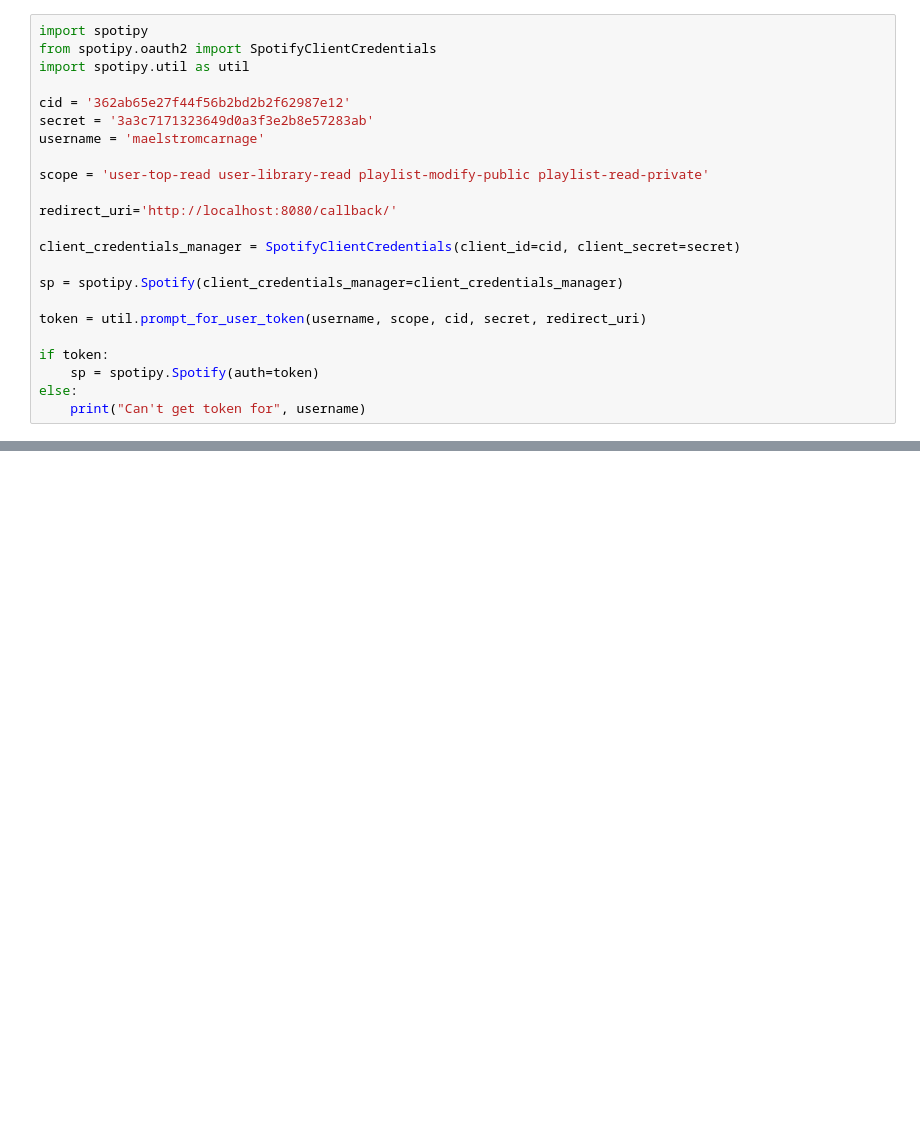
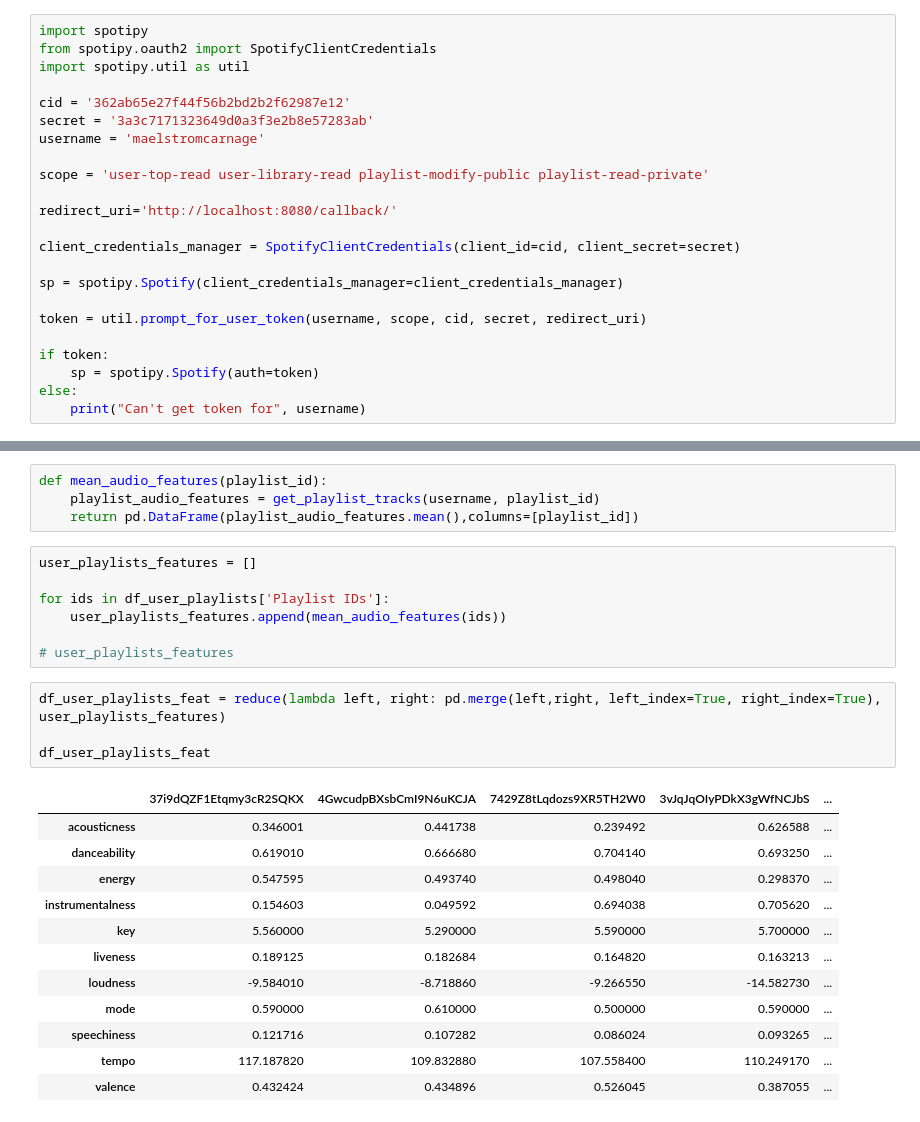
Before and after one commit to kevinkfkan/SpotifyPlaylistGenerator, a Jupyter notebook: SpotifyPlaylistGenerator.ipynb, the cells around one changed output, grey strips where cells are left out. Drawn from its saved outputs; the diff is of its cells as text; blank space fills up the shorter version.

```diff
--- a/SpotifyPlaylistGenerator.ipynb
+++ b/SpotifyPlaylistGenerator.ipynb
@@ -86,0 +179,28 @@ df_topfifty_features.head()
+# %%
+def mean_audio_features(playlist_id):
+    playlist_audio_features = get_playlist_tracks(username, playlist_id)
+    return pd.DataFrame(playlist_audio_features.mean(),columns=[playlist_id])
+# %%
+user_playlists_features = []
+
+for ids in df_user_playlists['Playlist IDs']:
+    user_playlists_features.append(mean_audio_features(ids))
+
+# user_playlists_features
+# %%
+df_user_playlists_feat = reduce(lambda left, right: pd.merge(left,right, left_index=True, right_index=True), user_playlists_features)
+
+df_user_playlists_feat
+# %% [output]
+|  | 37i9dQZF1Etqmy3cR2SQKX | 4GwcudpBXsbCmI9N6uKCJA | 7429Z8tLqdozs9XR5TH2W0 | 3vJqJqOIyPDkX3gWfNCJbS | ... |
+| acousticness | 0.346001 | 0.441738 | 0.239492 | 0.626588 | ... |
+| danceability | 0.619010 | 0.666680 | 0.704140 | 0.693250 | ... |
+| energy | 0.547595 | 0.493740 | 0.498040 | 0.298370 | ... |
+| instrumentalness | 0.154603 | 0.049592 | 0.694038 | 0.705620 | ... |
+| key | 5.560000 | 5.290000 | 5.590000 | 5.700000 | ... |
+| liveness | 0.189125 | 0.182684 | 0.164820 | 0.163213 | ... |
+| loudness | -9.584010 | -8.718860 | -9.266550 | -14.582730 | ... |
+| mode | 0.590000 | 0.610000 | 0.500000 | 0.590000 | ... |
+| speechiness | 0.121716 | 0.107282 | 0.086024 | 0.093265 | ... |
+| tempo | 117.187820 | 109.832880 | 107.558400 | 110.249170 | ... |
+| valence | 0.432424 | 0.434896 | 0.526045 | 0.387055 | ... |
```
Also changed, not shown: parts of 31 cells of this notebook, 3 other files.
